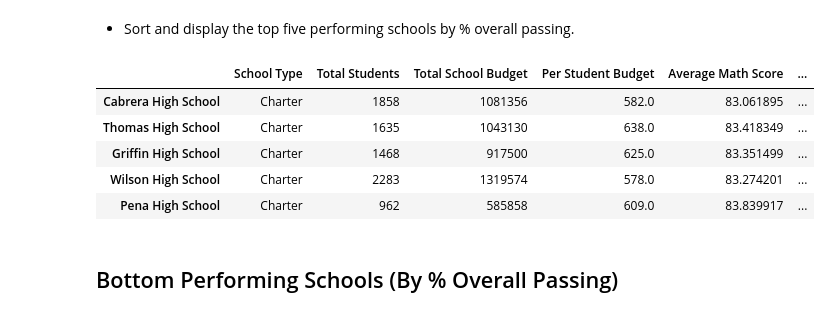
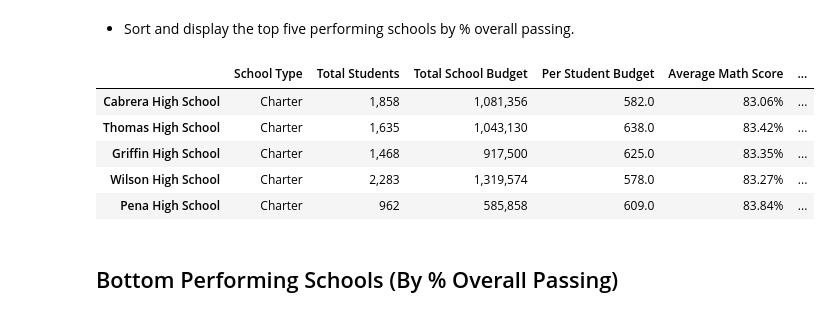
Before and after one commit to BananasFoster623/pandas-challenge, a Jupyter notebook: PyCitySchools/PyCitySchools.ipynb, the cells around one changed output. Cells and saved outputs as stored; diff of their text form; code cells hidden in the pictures.

```diff
--- a/PyCitySchools/PyCitySchools.ipynb
+++ b/PyCitySchools/PyCitySchools.ipynb
@@ -183,15 +196,27 @@ output2df
 ## Top Performing Schools (By % Overall Passing)
 # %% [markdown]
 * Sort and display the top five performing schools by % overall passing.
-# %%
-SchoolSummary_df.nlargest(5,'% Overall Passing')
-# %% [output]
-|  | School Type | Total Students | Total School Budget | Per Student Budget | Average Math Score | ... |
-| Cabrera High School | Charter | 1858 | 1081356 | 582.0 | 83.061895 | ... |
-| Thomas High School | Charter | 1635 | 1043130 | 638.0 | 83.418349 | ... |
-| Griffin High School | Charter | 1468 | 917500 | 625.0 | 83.351499 | ... |
-| Wilson High School | Charter | 2283 | 1319574 | 578.0 | 83.274201 | ... |
-| Pena High School | Charter | 962 | 585858 | 609.0 | 83.839917 | ... |
+# %%
+output3df = SchoolSummary_df.copy()
+
+TopSchools = output3df.nlargest(5,'% Overall Passing')
+
+TopSchools['Total Students'] = TopSchools['Total Students'].map("{:,}".format)
+TopSchools['Total School Budget'] = TopSchools['Total School Budget'].map("{:,}".format)
+TopSchools['Average Math Score'] = TopSchools['Average Math Score'].map("{:.2f}%".format)
+TopSchools['Average Reading Score'] = TopSchools['Average Reading Score'].map("{:.2f}%".format)
+TopSchools['% Passing Math'] = TopSchools['% Passing Math'].map("{:.2f}%".format)
+TopSchools['% Passing Reading'] = TopSchools['% Passing Reading'].map("{:.2f}%".format)
+TopSchools['% Overall Passing'] = TopSchools['% Overall Passing'].map("{:.2f}%".format)
+
+TopSchools
+# %% [output]
+|  | School Type | Total Students | Total School Budget | Per Student Budget | Average Math Score | ... |
+| Cabrera High School | Charter | 1,858 | 1,081,356 | 582.0 | 83.06% | ... |
+| Thomas High School | Charter | 1,635 | 1,043,130 | 638.0 | 83.42% | ... |
+| Griffin High School | Charter | 1,468 | 917,500 | 625.0 | 83.35% | ... |
+| Wilson High School | Charter | 2,283 | 1,319,574 | 578.0 | 83.27% | ... |
+| Pena High School | Charter | 962 | 585,858 | 609.0 | 83.84% | ... |
 # %% [markdown]
 ## Bottom Performing Schools (By % Overall Passing)
 # %% [markdown]
```
Also changed, not shown: parts of 17 cells of this notebook.
